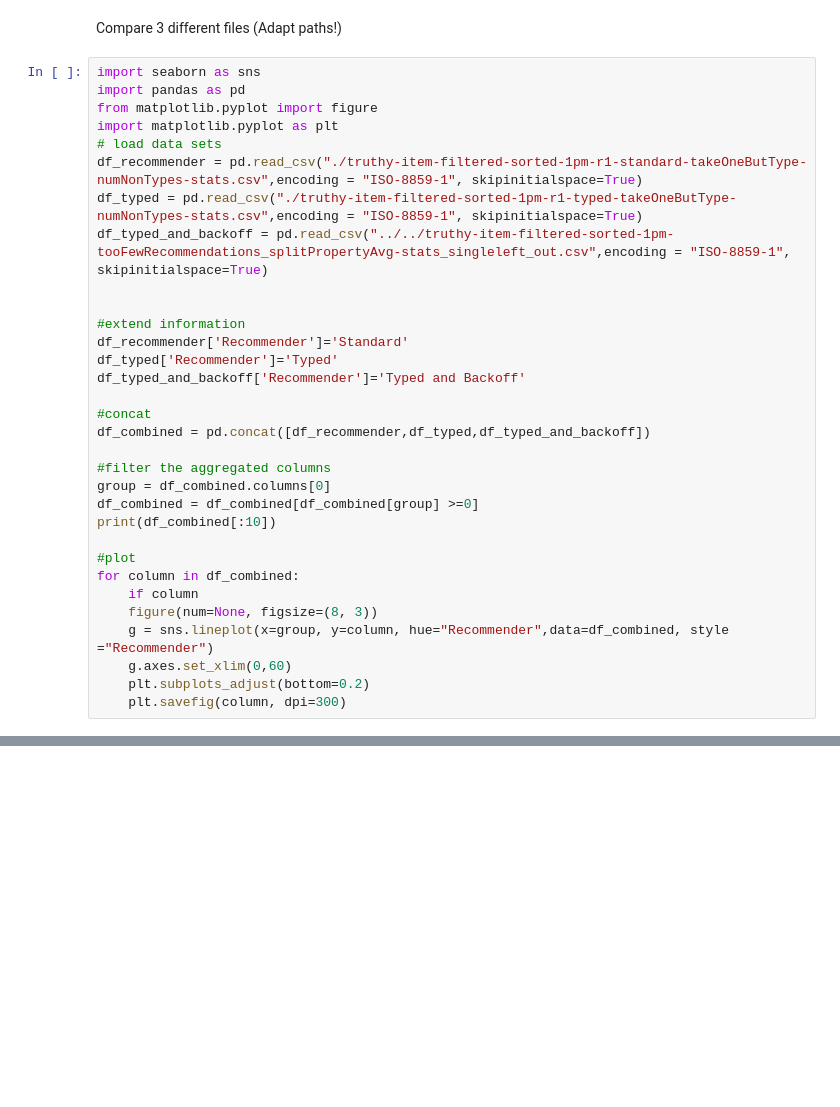
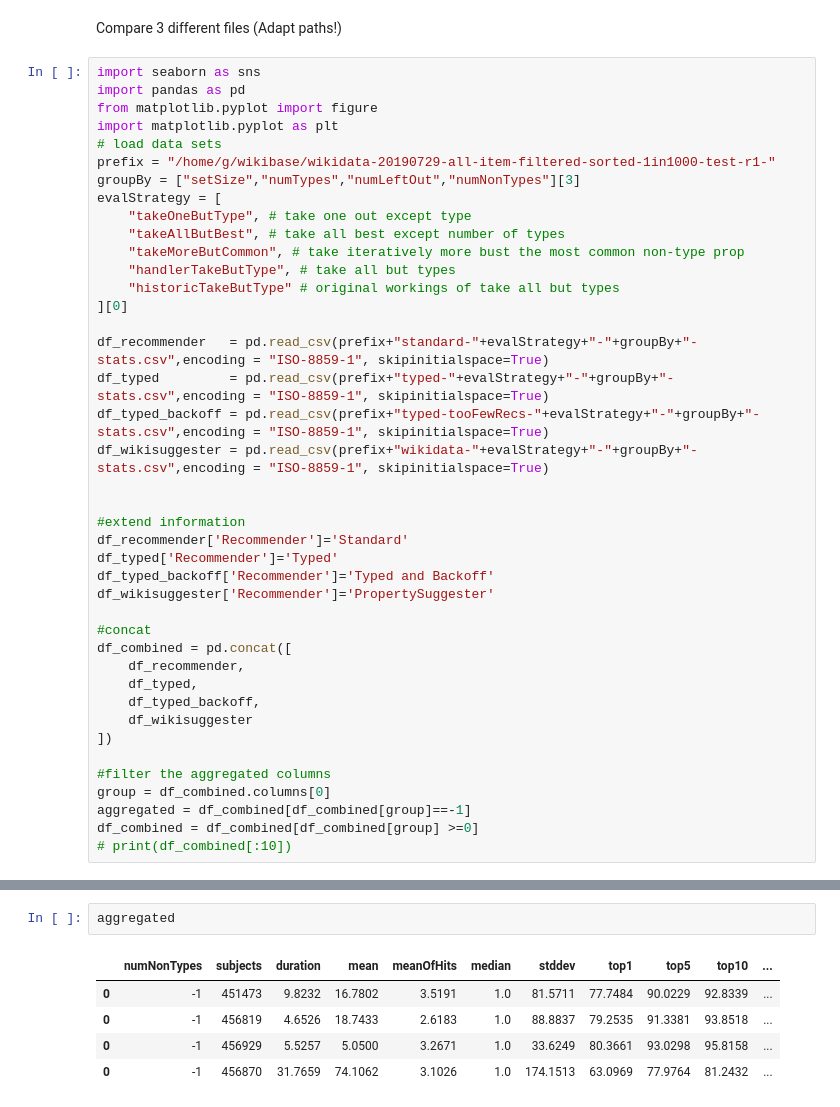
Before and after one commit to lgleim/SchemaTreeRecommender, a Jupyter notebook: evaluation/visualization_single_evaluation.ipynb, the cells around one changed output, grey strips where cells are left out. Saved outputs shown, nothing was run; the diff lists cells and outputs as text; blank space fills up the shorter version.

```diff
--- a/evaluation/visualization_single_evaluation.ipynb
+++ b/evaluation/visualization_single_evaluation.ipynb
@@ -6,29 +6,38 @@ import pandas as pd
 from matplotlib.pyplot import figure
 import matplotlib.pyplot as plt
 # load data sets
-df_recommender = pd.read_csv("./truthy-item-filtered-sorted-1pm-r1-standard-takeOneButType-numNonTypes-stats.csv",encoding = "ISO-8859-1", skipinitialspace=True)
-df_typed = pd.read_csv("./truthy-item-filtered-sorted-1pm-r1-typed-takeOneButType-numNonTypes-stats.csv",encoding = "ISO-8859-1", skipinitialspace=True)
-df_typed_and_backoff = pd.read_csv("../../truthy-item-filtered-sorted-1pm-tooFewRecommendations_splitPropertyAvg-stats_singleleft_out.csv",encoding = "ISO-8859-1", skipinitialspace=True)
+prefix = "/home/g/wikibase/wikidata-20190729-all-item-filtered-sorted-1in1000-test-r1-"
+groupBy = ["setSize","numTypes","numLeftOut","numNonTypes"][3]
+evalStrategy = [
+    "takeOneButType", # take one out except type
+    "takeAllButBest", # take all best except number of types
+    "takeMoreButCommon", # take iteratively more bust the most common non-type prop
+    "handlerTakeButType", # take all but types
+    "historicTakeButType" # original workings of take all but types
+][0]
+
+df_recommender   = pd.read_csv(prefix+"standard-"+evalStrategy+"-"+groupBy+"-stats.csv",encoding = "ISO-8859-1", skipinitialspace=True)
+df_typed         = pd.read_csv(prefix+"typed-"+evalStrategy+"-"+groupBy+"-stats.csv",encoding = "ISO-8859-1", skipinitialspace=True)
+df_typed_backoff = pd.read_csv(prefix+"typed-tooFewRecs-"+evalStrategy+"-"+groupBy+"-stats.csv",encoding = "ISO-8859-1", skipinitialspace=True)
+df_wikisuggester = pd.read_csv(prefix+"wikidata-"+evalStrategy+"-"+groupBy+"-stats.csv",encoding = "ISO-8859-1", skipinitialspace=True)
 
 
 #extend information
 df_recommender['Recommender']='Standard'
 df_typed['Recommender']='Typed'
-df_typed_and_backoff['Recommender']='Typed and Backoff'
+df_typed_backoff['Recommender']='Typed and Backoff'
+df_wikisuggester['Recommender']='PropertySuggester'
 
 #concat
-df_combined = pd.concat([df_recommender,df_typed,df_typed_and_backoff])
+df_combined = pd.concat([
+    df_recommender,
+    df_typed,
+    df_typed_backoff,
+    df_wikisuggester
+])
 
 #filter the aggregated columns
 group = df_combined.columns[0]
+aggregated = df_combined[df_combined[group]==-1]
 df_combined = df_combined[df_combined[group] >=0]
-print(df_combined[:10])
-
-#plot
-for column in df_combined:
-    if column
-    figure(num=None, figsize=(8, 3))
-    g = sns.lineplot(x=group, y=column, hue="Recommender",data=df_combined, style ="Recommender")
-    g.axes.set_xlim(0,60)
-    plt.subplots_adjust(bottom=0.2)
-    plt.savefig(column, dpi=300)
+# print(df_combined[:10])
@@ -64,0 +44,8 @@ DataError: No numeric types to aggregate
+# %%
+aggregated
+# %% [output]
+|  | numNonTypes | subjects | duration | mean | meanOfHits | median | stddev | top1 | top5 | top10 | ... |
+| 0 | -1 | 451473 | 9.8232 | 16.7802 | 3.5191 | 1.0 | 81.5711 | 77.7484 | 90.0229 | 92.8339 | ... |
+| 0 | -1 | 456819 | 4.6526 | 18.7433 | 2.6183 | 1.0 | 88.8837 | 79.2535 | 91.3381 | 93.8518 | ... |
+| 0 | -1 | 456929 | 5.5257 | 5.0500 | 3.2671 | 1.0 | 33.6249 | 80.3661 | 93.0298 | 95.8158 | ... |
+| 0 | -1 | 456870 | 31.7659 | 74.1062 | 3.1026 | 1.0 | 174.1513 | 63.0969 | 77.9764 | 81.2432 | ... |
```
Also changed, not shown: parts of 2 cells of this notebook, 6 other files.
